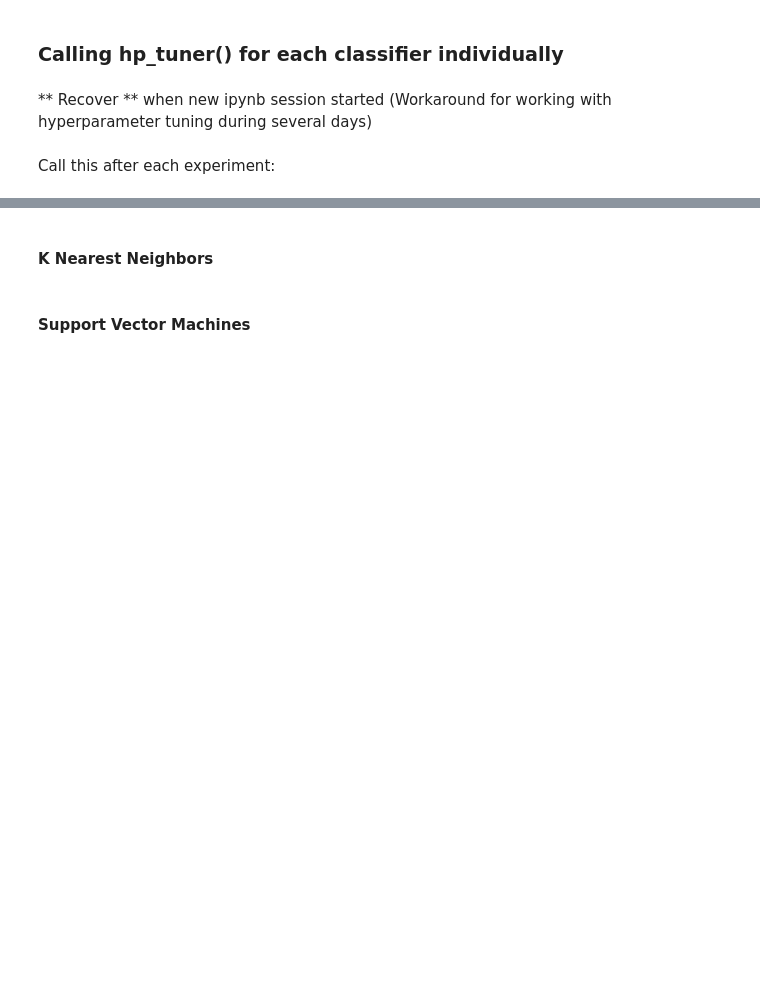
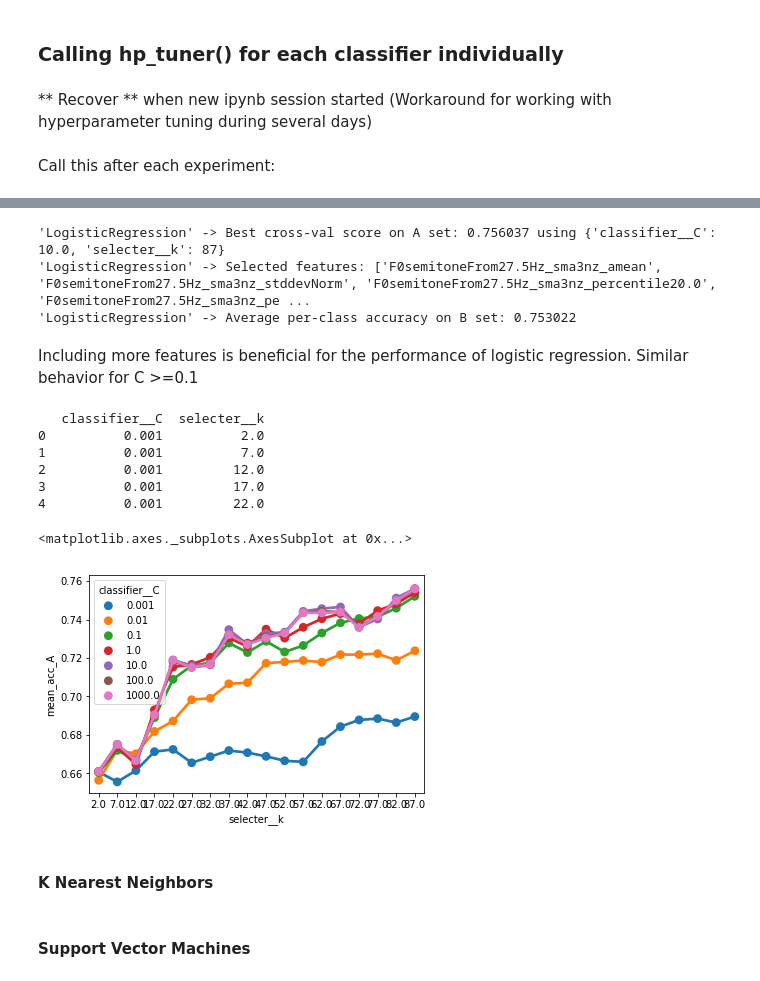
Before and after one commit to laufergall/ML_Speaker_Characteristics, a Jupyter notebook: classification/02_evaluating_classification_WAAT.ipynb, the cells around one changed output, grey strips where cells are left out. Drawn from its saved outputs; the diff is of its cells as text; code cells hidden in the pictures; blank space fills up the shorter version.

```diff
--- a/classification/02_evaluating_classification_WAAT.ipynb
+++ b/classification/02_evaluating_classification_WAAT.ipynb
@@ -561,7 +602,8 @@ def get_LogisticRegression2tune():
 
     model = LogisticRegression()
     hp = dict(
-        penalty = ['l1','l2']
+        #classifier__penalty = ['l1','l2'],
+        classifier__C = np.logspace(-3,3,num=7)
     )
     return 'LogisticRegression', model, hp
 
@@ -571,6 +613,32 @@ tuning, trained = hp_tuner(AX, BX, Ay, By, [get_LogisticRegression2tune])
 # update lists of tuning info and trained classifiers
 tuning_all = tuning_all.append(tuning, ignore_index=True)
 trained_all.append(trained)
+# %% [output]
+'LogisticRegression' -> Best cross-val score on A set: 0.756037 using {'classifier__C': 10.0, 'selecter__k': 87}
+'LogisticRegression' -> Selected features: ['F0semitoneFrom27.5Hz_sma3nz_amean', 'F0semitoneFrom27.5Hz_sma3nz_stddevNorm', 'F0semitoneFrom27.5Hz_sma3nz_percentile20.0', 'F0semitoneFrom27.5Hz_sma3nz_pe ...
+'LogisticRegression' -> Average per-class accuracy on B set: 0.753022
+# %% [markdown]
+Including more features is beneficial for the performance of logistic regression. Similar behavior for C >=0.1
+# %%
+# open generated file with results of fitting GridSearchCV
+
+sgrid = pd.read_csv(r'.\data_while_tuning\LogisticRegression_tuning.csv')
+
+# params to dataframe
+params_dict = sgrid['params'].apply(lambda x: literal_eval(x) ).to_dict()
+params_df = pd.DataFrame(data = params_dict).transpose()
+
+# plot acc vs. params
+sns.pointplot(x='selecter__k', y='mean_acc_A',hue='classifier__C', data=sgrid.join(params_df)) #
+# %% [output]
+   classifier__C  selecter__k
+0          0.001          2.0
+1          0.001          7.0
+2          0.001         12.0
+3          0.001         17.0
+4          0.001         22.0
+<matplotlib.axes._subplots.AxesSubplot at 0x...>
+[figure, added]
 # %% [markdown]
 #### K Nearest Neighbors
 # %%
```
Also changed, not shown: parts of 13 cells of this notebook.
